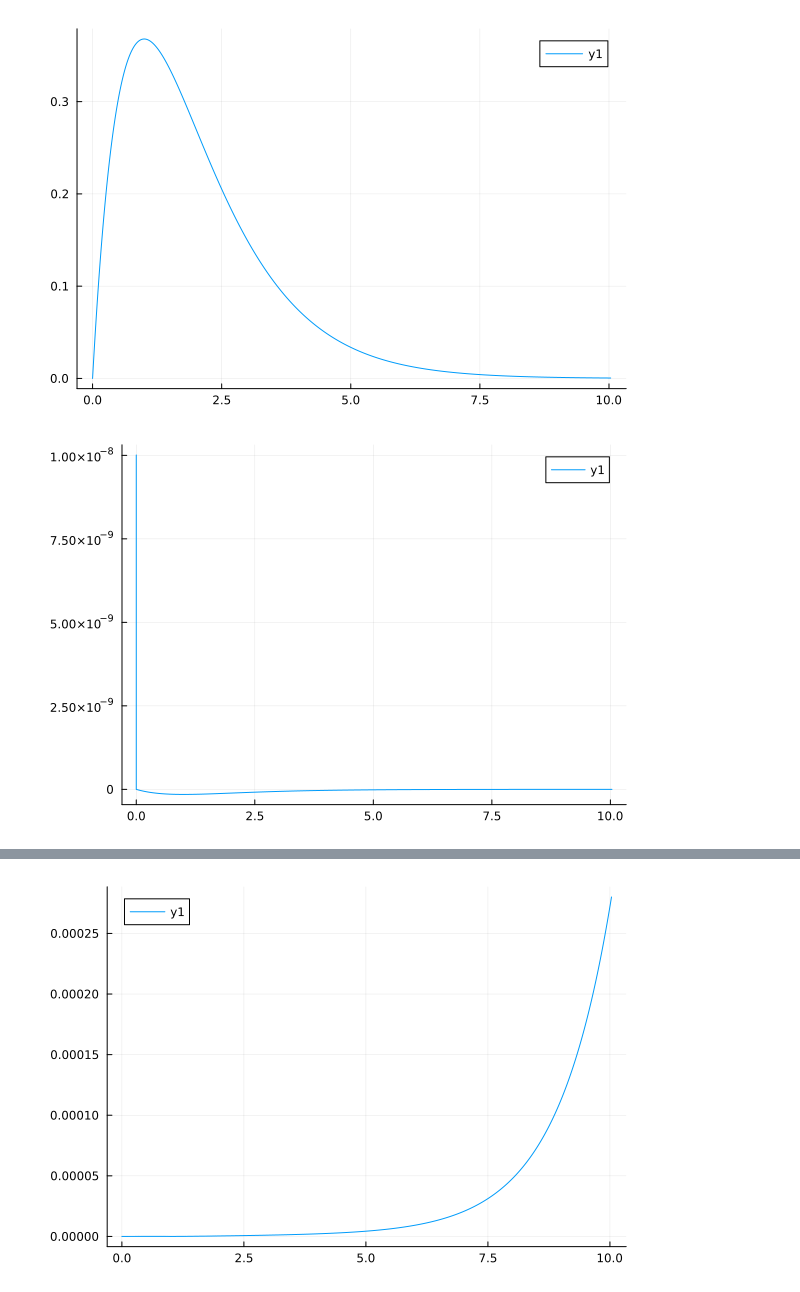
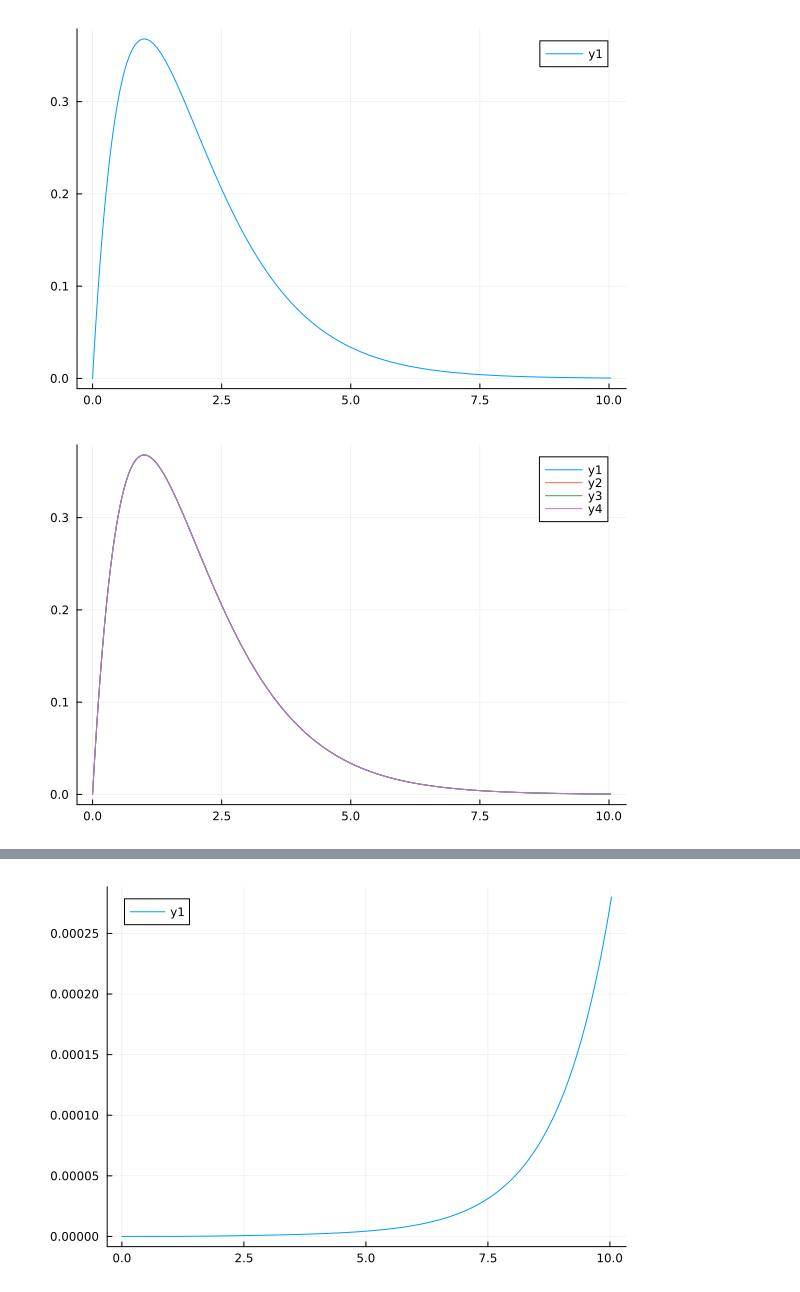
Before and after one commit to zeledon14/neutral_atom_solver, a Jupyter notebook: dev.ipynb, the cells around one changed output, grey strips where cells are left out. Cells and saved outputs as stored; diff of their text form; code cells hidden in the pictures.

```diff
--- a/dev.ipynb
+++ b/dev.ipynb
@@ -57,4 +60,0 @@ u_pred= Integral_Numerical_Methods.integrate_second_order_DE(expo_grid,g,f,init_
-# %%
-plot(expo_grid, u_pred)
-# %% [output]
-[figure, removed]
@@ -61 +79,5 @@ plot(expo_grid, u_pred)
+# %%
+plot(expo_grid, [u_fwd, u_bwd, u_merged, u_s1_hydr])
+# %% [output]
+[figure, added]
 # %%
```
Also changed, not shown: parts of 10 cells of this notebook, 7 other files.
